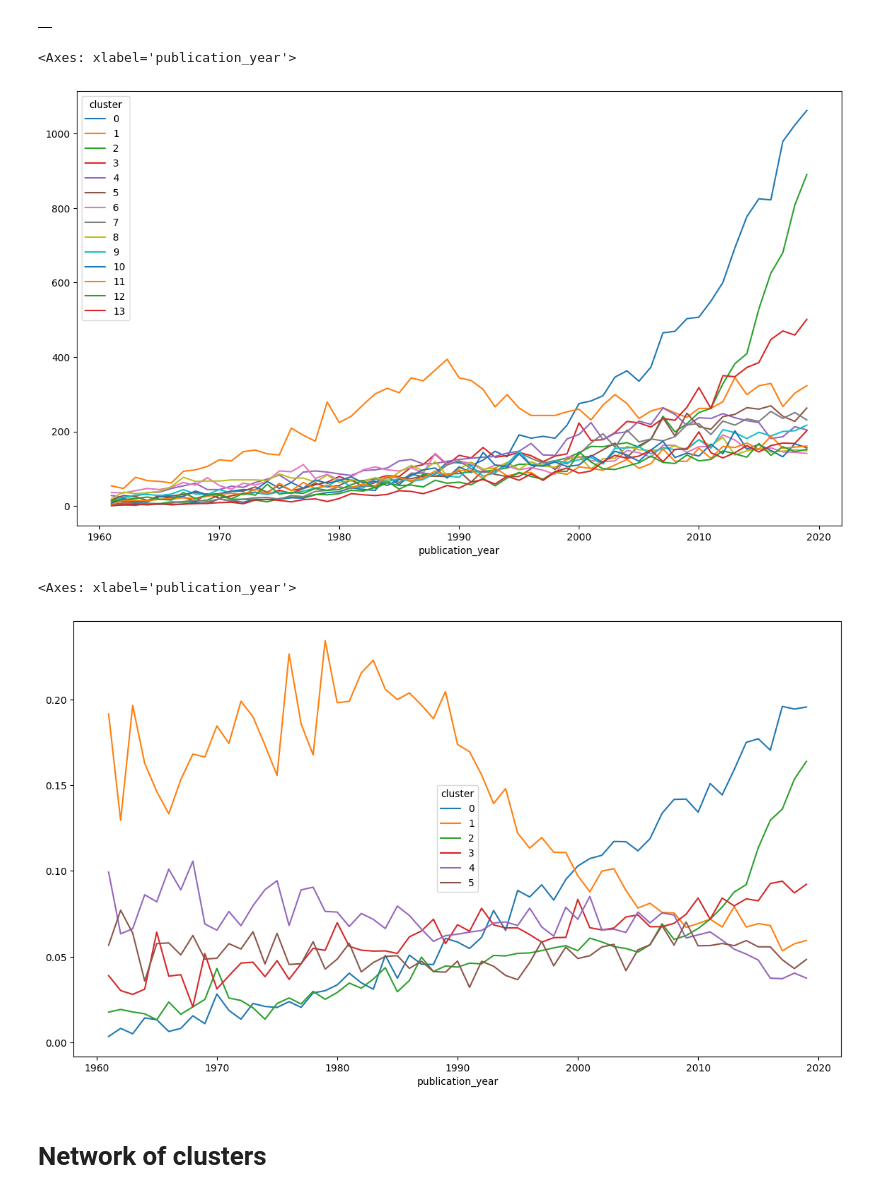
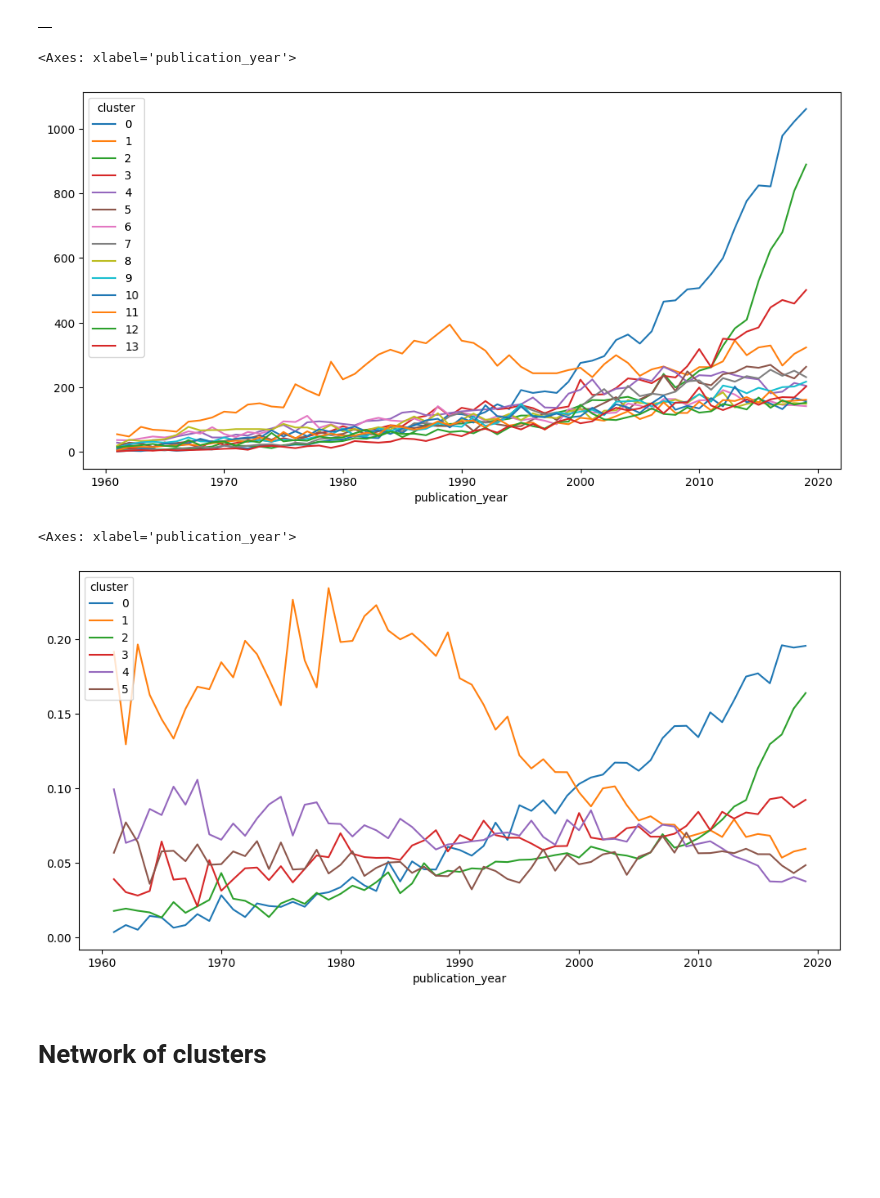
Before and after one commit to insyspo/ordovician, a Jupyter notebook: Ordovician_studies.ipynb, the cells around one changed output. Cells and saved outputs as stored; diff of their text form; code cells hidden in the pictures; blank space fills up the shorter version.

```diff
--- a/Ordovician_studies.ipynb
+++ b/Ordovician_studies.ipynb
@@ -335,2 +356,23 @@ ORDER BY a.cluster
+# %%
+themes = ['Geology and Petrology','Marine benthic diversity',
+  'Mass extinctions and Earth ages','Plate Tectonics and Tectonic Evolution',
+  'Isotope Geochemistry and Sedimentary Environments',
+  'Chemical and Geological Analyses','Ontogeny and philogeny',
+  'Geological Studies of Plate Tectonics and Paleontology',' Geochemistry and Petrology',
+  'Cenozoic and Mesozoic Paleosols','Sedimentology and Depositional Processes',
+  'Geological Processes and Tectonic Settings of Marginal Basins and Rift Systems',
+  'Geological Processes and Tectonic Evolution of Continents',
+  'Geological Processes and Tectonic Evolution of Mountain Belts',
+  'Paleomagnetism and Plate Tectonics',
+  'Diagenesis and Mineralogical Alterations in Sedimentary Environments',
+  'Astrogeology and Impact Events',
+  'Tectonic Subsidence and Basin Formation',
+  'Geochemistry of Geological Samples and Environmental Systems',
+  'Vertebrate Evolution and Paleontology','Geological and Geotectonic Studies',
+  'Hydrogeology and Groundwater Analysis',
+  'Fungal Symbiosis and Diversity','Biogeochemistry and Microbial Ecology',
+  'Deep-Sea Sediment Dynamics and Depositional Processes',
+  'Geochemistry and mineral composition','Climate change and planetary processes',
+  'Geochemical analysis and environmental impact']
 # %%
-df
+df['themes'] = themes
@@ -468,10 +426,10 @@ FROM insyspo.userdb_carolina_zabini.ordovician_clusters_yearly
 table = pd.pivot_table(df, values='works', index=['publication_year'],
                        columns=['cluster'], aggfunc="sum",fill_value=0)
 # %%
-table.plot.line(figsize=(14,8))
+table.plot.line(figsize=(12,6))
 # %% [output]
 <Axes: xlabel='publication_year'>
-[figure, old version]
+[figure, new version]
 # %%
 %%bigquery df --project=insyspo
 
@@ -485,10 +443,10 @@ table = pd.pivot_table(df, values='production', index=['publication_year'],
                        columns=['cluster'], aggfunc="sum",fill_value=0)
 # %%
 
-table.plot.line(figsize=(14,8))
+table.plot.line(figsize=(12,6))
 # %% [output]
 <Axes: xlabel='publication_year'>
-[figure, old version]
+[figure, new version]
 # %% [markdown]
 # Network of clusters
 # %%
```
Also changed, not shown: parts of 28 cells of this notebook.
